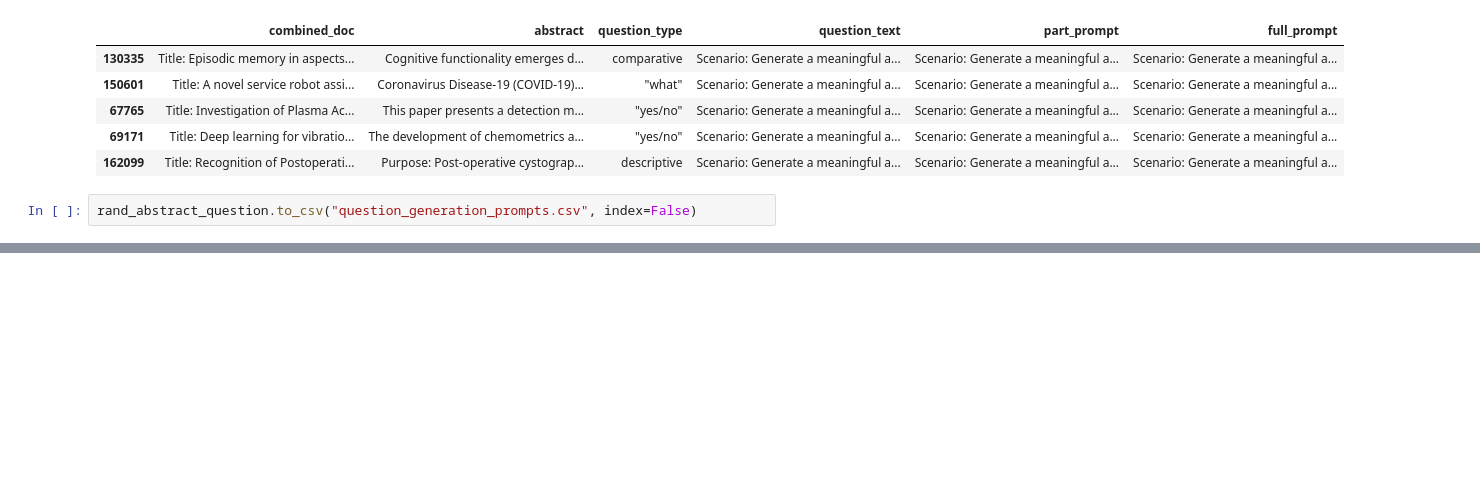
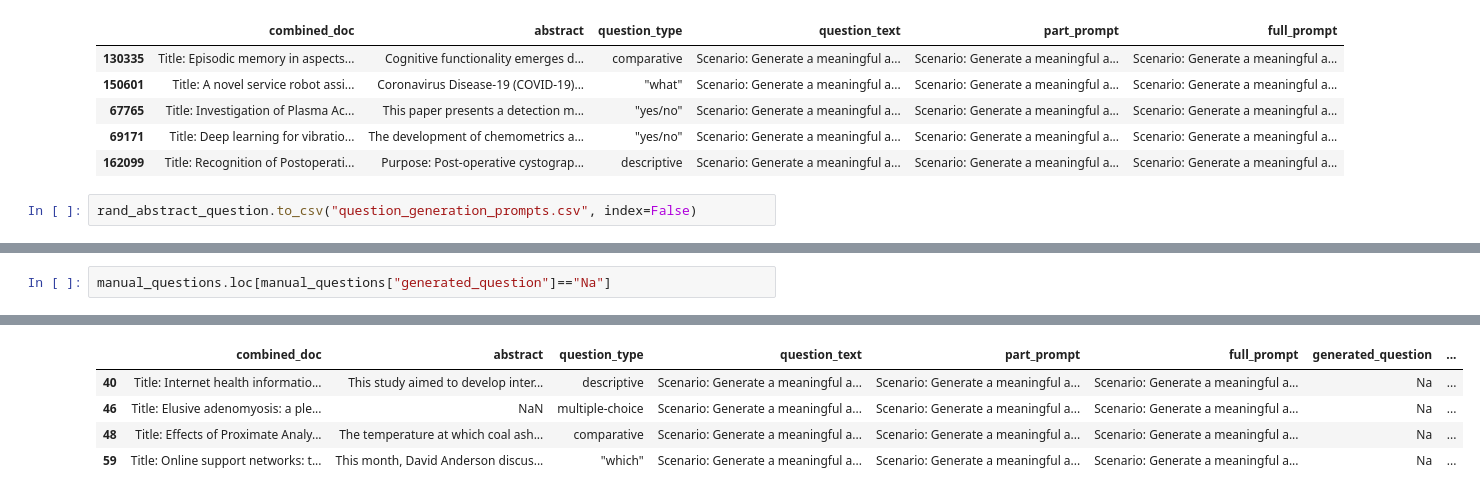
Before and after one commit to KennyLoRI/pubMedNLP, a Jupyter notebook: kedronlp/notebooks/questionScenarios.ipynb, the cells around one changed output, grey strips where cells are left out. Drawn from its saved outputs; the diff is of its cells as text; blank space fills up the shorter version.

```diff
--- a/kedronlp/notebooks/questionScenarios.ipynb
+++ b/kedronlp/notebooks/questionScenarios.ipynb
@@ -101,0 +132,3 @@ rand_abstract_question.to_csv("question_generation_prompts.csv", index=False)
+# %%
+manual_questions.loc[manual_questions["generated_question"]=="Na"]
+# %% [output]
@@ -101,0 +136,5 @@ rand_abstract_question.to_csv("question_generation_prompts.csv", index=False)
+|  | combined_doc | abstract | question_type | question_text | part_prompt | full_prompt | generated_question | ... |
+| 40 | Title: Internet health informatio... | This study aimed to develop inter... | descriptive | Scenario: Generate a meaningful a... | Scenario: Generate a meaningful a... | Scenario: Generate a meaningful a... | Na | ... |
+| 46 | Title: Elusive adenomyosis: a ple... | NaN | multiple-choice | Scenario: Generate a meaningful a... | Scenario: Generate a meaningful a... | Scenario: Generate a meaningful a... | Na | ... |
+| 48 | Title: Effects of Proximate Analy... | The temperature at which coal ash... | comparative | Scenario: Generate a meaningful a... | Scenario: Generate a meaningful a... | Scenario: Generate a meaningful a... | Na | ... |
+| 59 | Title: Online support networks: t... | This month, David Anderson discus... | "which" | Scenario: Generate a meaningful a... | Scenario: Generate a meaningful a... | Scenario: Generate a meaningful a... | Na | ... |
```
Also changed, not shown: parts of 14 cells of this notebook, 2 other files.
